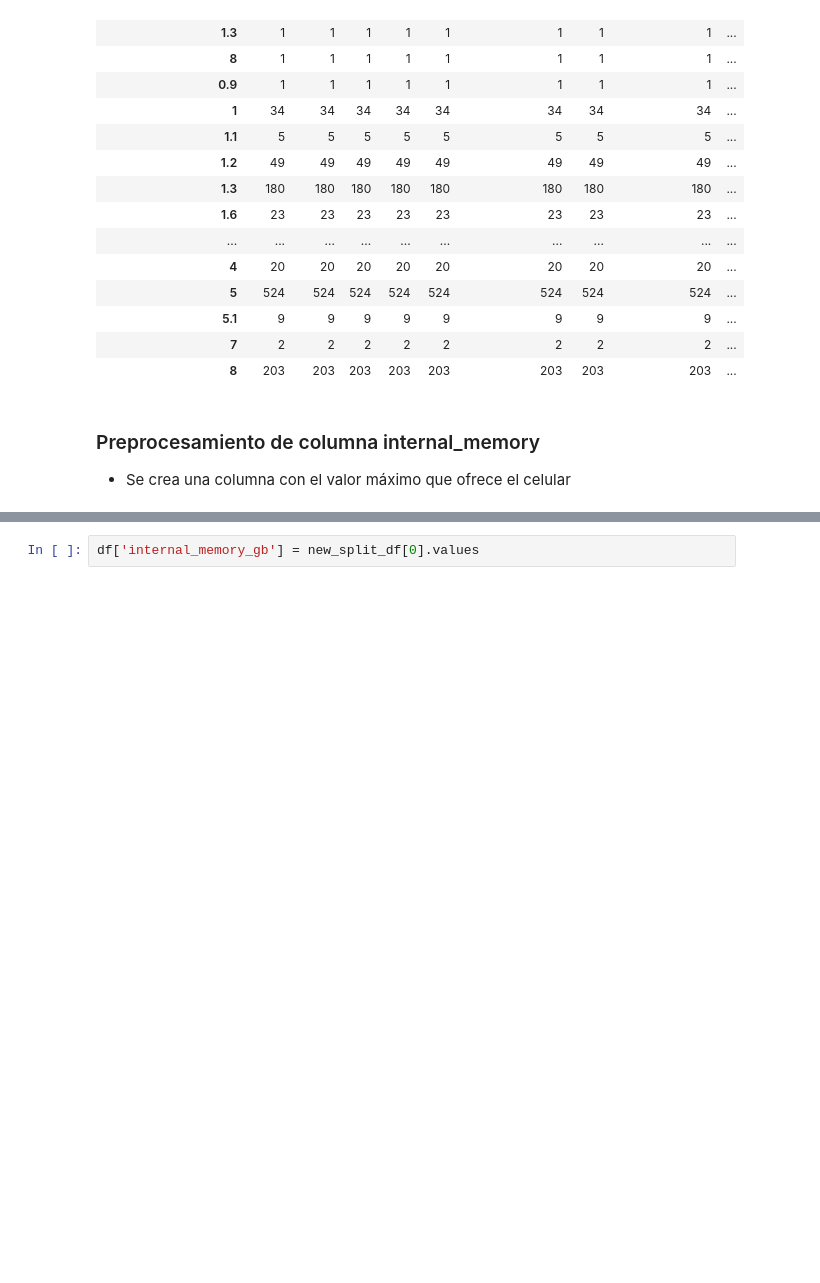
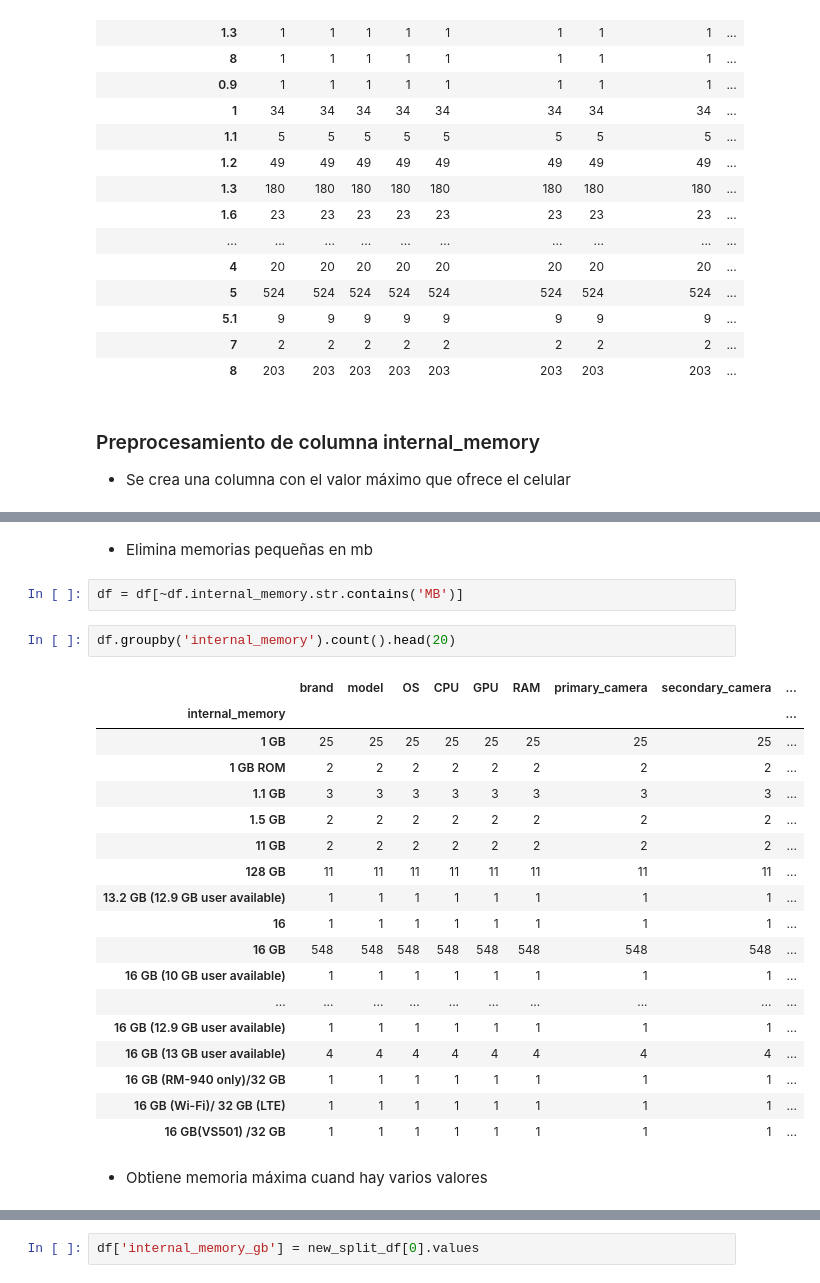
Before and after one commit to jgermanob/PCIC-Inteligencia-aritificial, a Jupyter notebook: Notebooks/Data_preprocessing.ipynb, the cells around one changed output, grey strips where cells are left out. Saved outputs shown, nothing was run; the diff lists cells and outputs as text; blank space fills up the shorter version.

```diff
--- a/Notebooks/Data_preprocessing.ipynb
+++ b/Notebooks/Data_preprocessing.ipynb
@@ -447 +464,28 @@ df.groupby('secondary_camera_mp').count()
+# %% [markdown]
+- Elimina memorias pequeñas en mb
+# %%
+df = df[~df.internal_memory.str.contains('MB')]
+# %%
+df.groupby('internal_memory').count().head(20)
+# %% [output]
+|  | brand | model | OS | CPU | GPU | RAM | primary_camera | secondary_camera | ... |
+| internal_memory |  |  |  |  |  |  |  |  | ... |
+| 1 GB | 25 | 25 | 25 | 25 | 25 | 25 | 25 | 25 | ... |
+| 1 GB ROM | 2 | 2 | 2 | 2 | 2 | 2 | 2 | 2 | ... |
+| 1.1 GB | 3 | 3 | 3 | 3 | 3 | 3 | 3 | 3 | ... |
+| 1.5 GB | 2 | 2 | 2 | 2 | 2 | 2 | 2 | 2 | ... |
+| 11 GB | 2 | 2 | 2 | 2 | 2 | 2 | 2 | 2 | ... |
+| 128 GB | 11 | 11 | 11 | 11 | 11 | 11 | 11 | 11 | ... |
+| 13.2 GB (12.9 GB user available) | 1 | 1 | 1 | 1 | 1 | 1 | 1 | 1 | ... |
+| 16 | 1 | 1 | 1 | 1 | 1 | 1 | 1 | 1 | ... |
+| 16 GB | 548 | 548 | 548 | 548 | 548 | 548 | 548 | 548 | ... |
+| 16 GB (10 GB user available) | 1 | 1 | 1 | 1 | 1 | 1 | 1 | 1 | ... |
+| ... | ... | ... | ... | ... | ... | ... | ... | ... | ... |
+| 16 GB (12.9 GB user available) | 1 | 1 | 1 | 1 | 1 | 1 | 1 | 1 | ... |
+| 16 GB (13 GB user available) | 4 | 4 | 4 | 4 | 4 | 4 | 4 | 4 | ... |
+| 16 GB (RM-940 only)/32 GB | 1 | 1 | 1 | 1 | 1 | 1 | 1 | 1 | ... |
+| 16 GB (Wi-Fi)/ 32 GB (LTE) | 1 | 1 | 1 | 1 | 1 | 1 | 1 | 1 | ... |
+| 16 GB(VS501) /32 GB | 1 | 1 | 1 | 1 | 1 | 1 | 1 | 1 | ... |
+# %% [markdown]
+- Obtiene memoria máxima cuand hay varios valores
 # %%
```
Also changed, not shown: parts of 16 cells of this notebook, 1 other file.
